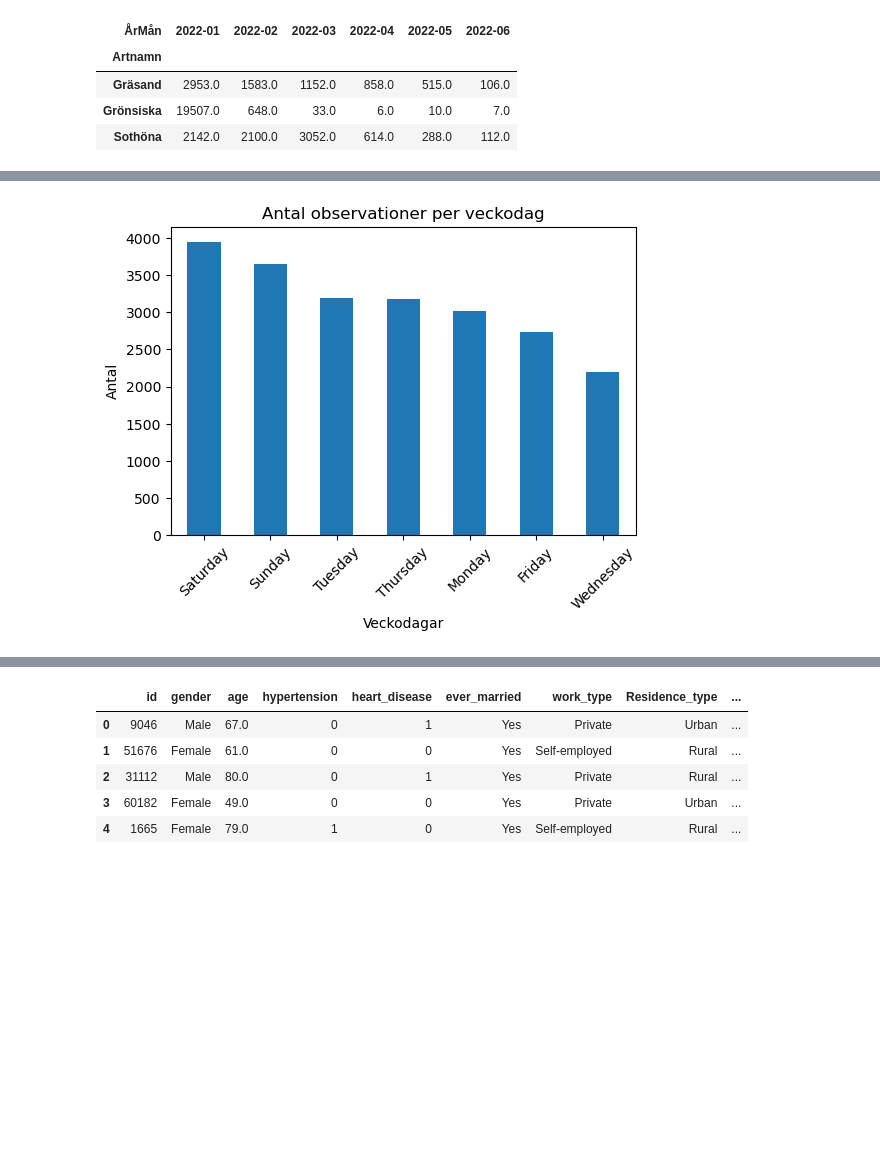
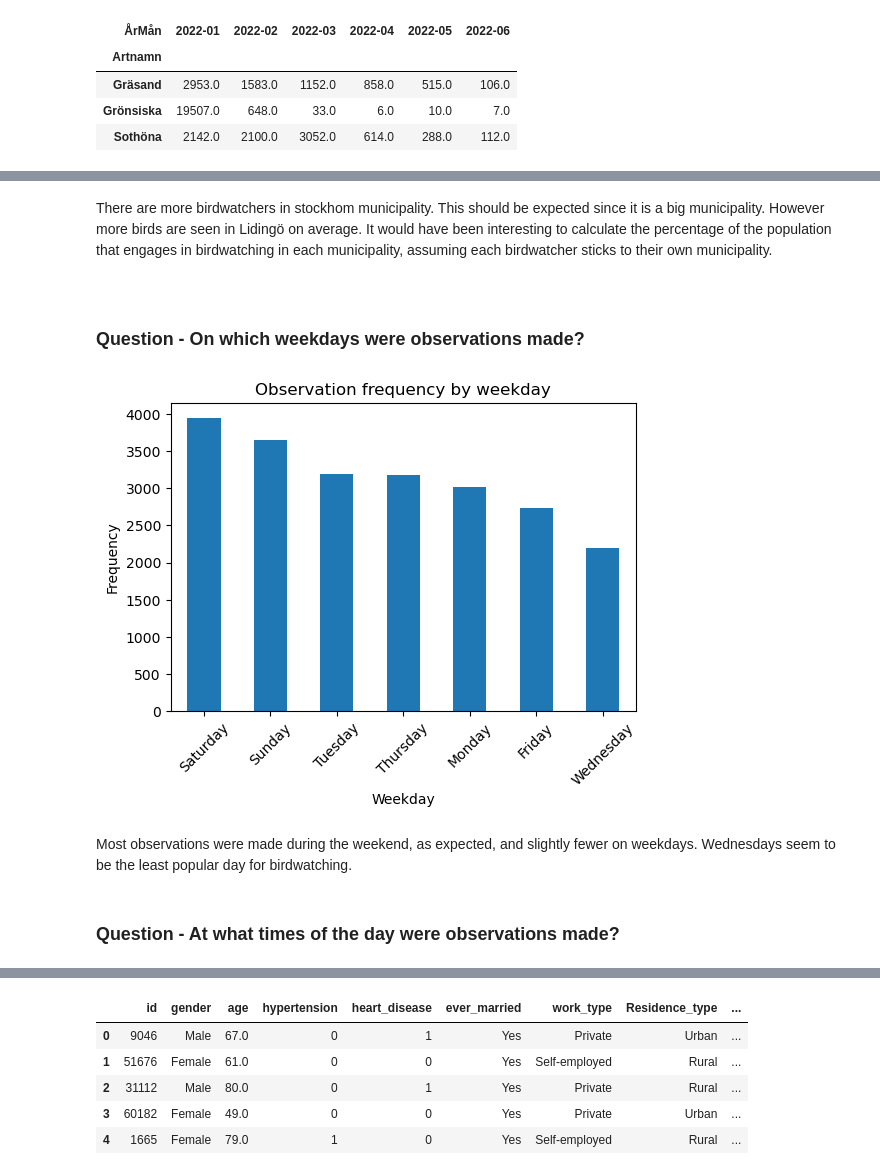
Before and after one commit to shlemondev/su-mt4007, a Jupyter notebook: HW3/HW3.ipynb, the cells around one changed output, grey strips where cells are left out. Cells and saved outputs as stored; diff of their text form; code cells hidden in the pictures; blank space fills up the shorter version.

```diff
--- a/HW3/HW3.ipynb
+++ b/HW3/HW3.ipynb
@@ -219,8 +247,12 @@ Convert the type of objects to simplify analysis
 # %%
 
-#convert to float
+#convert to numeric. Invalid values are set to NaN
 df_artport['Antal'] = pd.to_numeric(df_artport['Antal'], errors='coerce')
 
 #convert to date
 df_artport['Startdatum'] = pd.to_datetime(df_artport['Startdatum'], errors='coerce')
 df_artport['Slutdatum'] = pd.to_datetime(df_artport['Slutdatum'], errors='coerce')
+
+#convert to time
+df_artport['Starttid'] = pd.to_datetime(df_artport['Starttid'], format='%H:%M', errors='coerce')
+df_artport['Sluttid'] = pd.to_datetime(df_artport['Sluttid'], format='%H:%M', errors='coerce')
@@ -331,19 +521,33 @@ Not completed...
+# %% [markdown]
+
+
+There are more birdwatchers in stockhom municipality. This should be expected since it is a big municipality. However more birds are seen in Lidingö on average. It would have been interesting to calculate the percentage of the population that engages in birdwatching in each municipality, assuming each birdwatcher sticks to their own municipality.
+
+####
+# %% [markdown]
+### Question - On which weekdays were observations made?
 # %%
+
 # Create a new column to extract weekday for the observation
 df_artport['Veckodag'] = df_artport['Startdatum'].dt.day_name()
 
 # Calculate the frequency of observation made by observer per weekday
 weekday_freq = df_artport['Veckodag'].value_counts()
 
 # Create plot
 plt.figure(figsize=(6,4))
 weekday_freq.plot(kind='bar')
 
-plt.title('Antal observationer per veckodag')
-plt.xlabel('Veckodagar')
-plt.ylabel('Antal')
+plt.title('Observation frequency by weekday')
+plt.xlabel('Weekday')
+plt.ylabel('Frequency')
 plt.xticks(rotation=45)
 
 plt.show()
 # %% [output]
-[figure, old version]
+[figure, new version]
+# %% [markdown]
+
+Most observations were made during the weekend, as expected, and slightly fewer on weekdays. Wednesdays seem to be the least popular day for birdwatching.
+# %% [markdown]
+### Question - At what times of the day were observations made?
```
Also changed, not shown: parts of 57 cells of this notebook, 2 other files.
